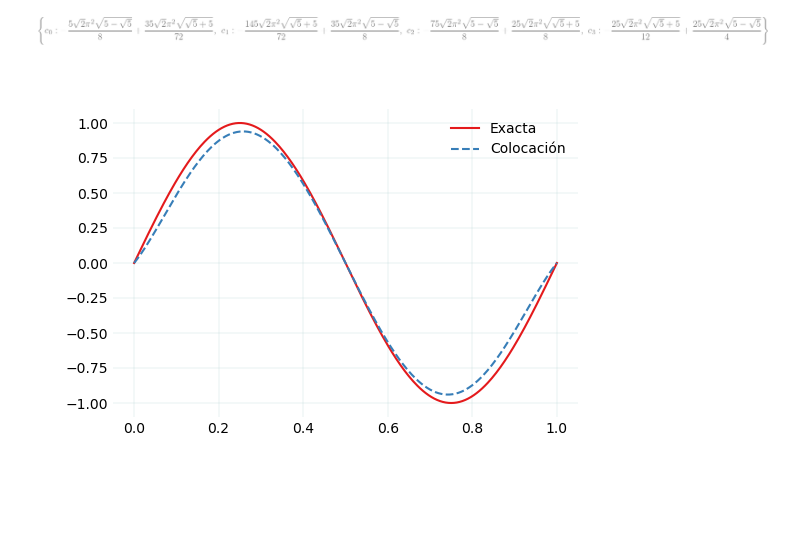
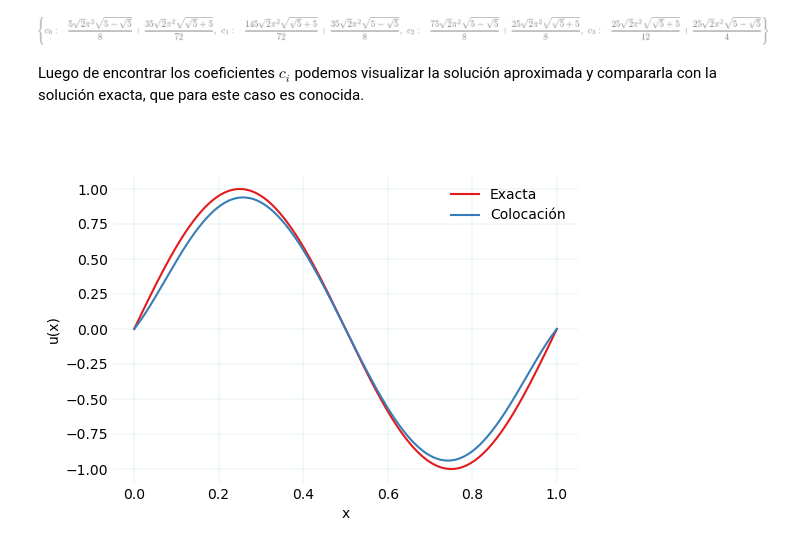
Before and after one commit to nicoguaro/pinns_mapi-3, a Jupyter notebook: notebooks/01a_poisson_coloc.ipynb, the cells around one changed output. Drawn from its saved outputs; the diff is of its cells as text; code cells hidden in the pictures; blank space fills up the shorter version.

```diff
--- a/notebooks/01a_poisson_coloc.ipynb
+++ b/notebooks/01a_poisson_coloc.ipynb
@@ -149,11 +155,17 @@ sol_col = solve(eqs_colo, c)
 sol_col
 # %% [output]
 [figure]
+# %% [markdown]
+Luego de encontrar los coeficientes $c_i$ podemos visualizar
+la solución aproximada y compararla con la solución exacta,
+que para este caso es conocida.
 # %%
 plt.figure()
 ax = plt.gca()
 plot_expr(u_e, x, ax=ax)
-plot_expr(u.subs(sol_col), x, ax=ax, linestyle="dashed")
+plot_expr(u.subs(sol_col), x, ax=ax)
+plt.xlabel("x")
+plt.ylabel("u(x)")
 plt.legend(["Exacta", "Colocación"]);
 # %% [output]
-[figure, old version]
+[figure, new version]
```
Also changed, not shown: parts of 13 cells of this notebook, 3 other files.
